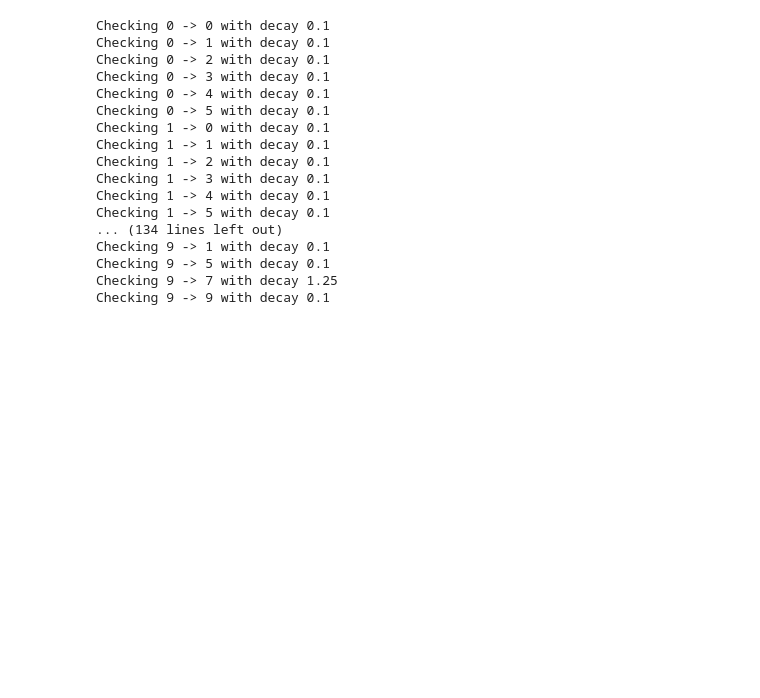
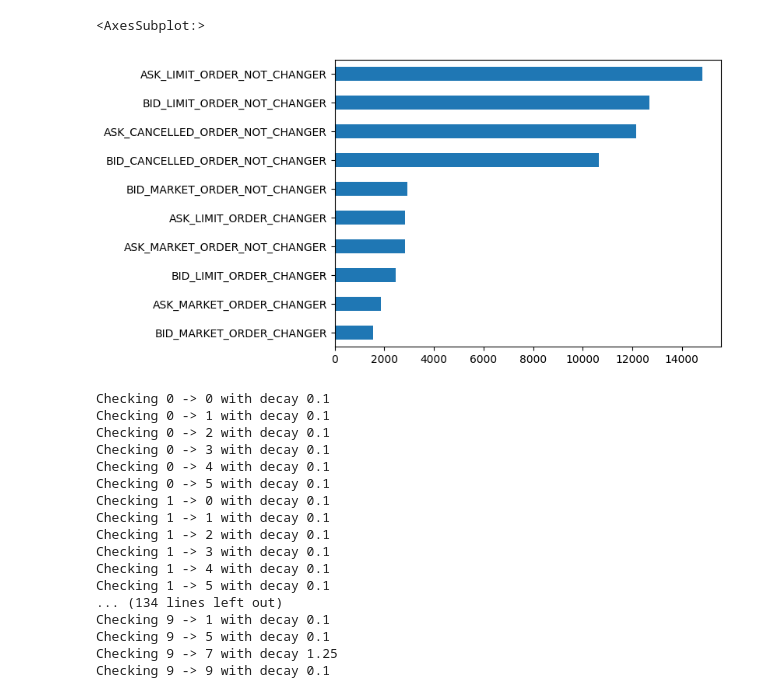
Before and after one commit to daxus4/multivariate_hawkes, a Jupyter notebook: notebook/n20240701_multivariate_hawkes_attemp_with_btc_usd.ipynb, the cells around one changed output. Saved outputs shown, nothing was run; the diff lists cells and outputs as text; code cells hidden in the pictures; blank space fills up the shorter version.

```diff
--- a/notebook/n20240701_multivariate_hawkes_attemp_with_btc_usd.ipynb
+++ b/notebook/n20240701_multivariate_hawkes_attemp_with_btc_usd.ipynb
@@ -12,6 +13,11 @@ def get_abbreviation(event_type: str) -> str:
     return abbreviation
 
 event_type_abbreviations = [get_abbreviation(k) for k in event_type_times_map.keys()]
+# %%
+pd.DataFrame({k:[len(v)] for k,v in event_type_times_map.items()}).T.sort_values(by=0).plot(kind='barh', legend=False)
+# %% [output]
+<AxesSubplot:>
+[figure, added]
 # %%
 decays_to_iterate = np.array([
     [1, 1, 1, 1, 1, 1, 0, 0, 0, 0], #ASK_MARKET_ORDER_CHANGER
```
Also changed, not shown: parts of 1 cell of this notebook, 29 other files.
